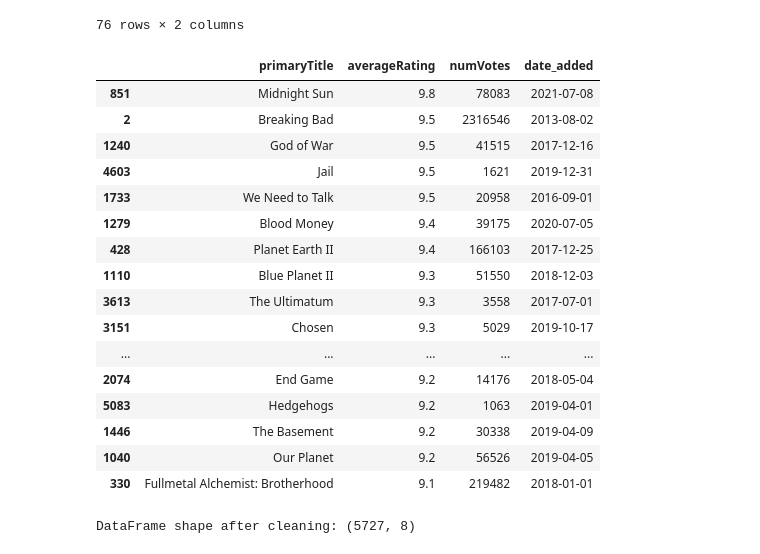
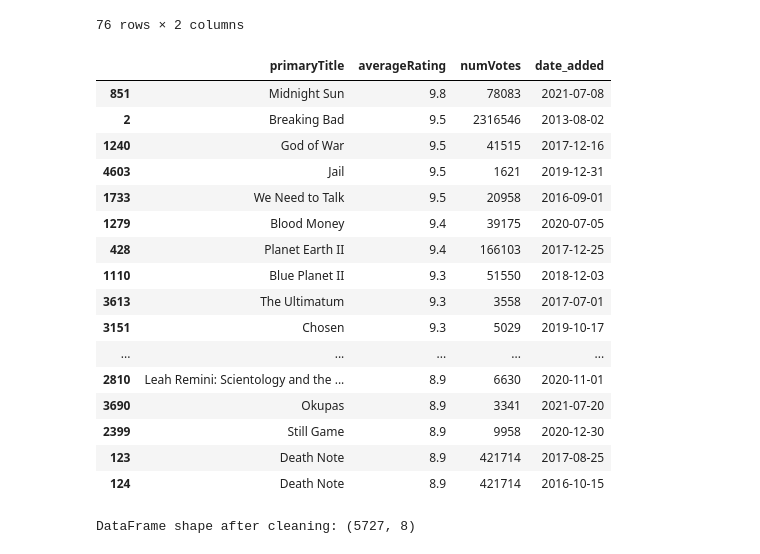
Before and after one commit to dhyeyvshah/comp560-final-project, a Jupyter notebook: analysis.ipynb, the cells around one changed output. Saved outputs shown, nothing was run; the diff lists cells and outputs as text; code cells hidden in the pictures.

```diff
--- a/analysis.ipynb
+++ b/analysis.ipynb
@@ -227,28 +227,28 @@ high_rated_titles_per_month
 76 rows × 2 columns
 # %%
 # Sort by averageRating in descending order and display the top 10
-top_20_highest_rated = high_rated_df.sort_values(by='averageRating', ascending=False).head(20)
+top_20_highest_rated = high_rated_df.sort_values(by='averageRating', ascending=False).head(50)
 
 # Display selected columns for clarity
 top_20_highest_rated[['primaryTitle', 'averageRating', 'numVotes', 'date_added']]
 # %% [output]
 |  | primaryTitle | averageRating | numVotes | date_added |
 | 851 | Midnight Sun | 9.8 | 78083 | 2021-07-08 |
 | 2 | Breaking Bad | 9.5 | 2316546 | 2013-08-02 |
 | 1240 | God of War | 9.5 | 41515 | 2017-12-16 |
 | 4603 | Jail | 9.5 | 1621 | 2019-12-31 |
 | 1733 | We Need to Talk | 9.5 | 20958 | 2016-09-01 |
 | 1279 | Blood Money | 9.4 | 39175 | 2020-07-05 |
 | 428 | Planet Earth II | 9.4 | 166103 | 2017-12-25 |
 | 1110 | Blue Planet II | 9.3 | 51550 | 2018-12-03 |
 | 3613 | The Ultimatum | 9.3 | 3558 | 2017-07-01 |
 | 3151 | Chosen | 9.3 | 5029 | 2019-10-17 |
 | ... | ... | ... | ... | ... |
-| 2074 | End Game | 9.2 | 14176 | 2018-05-04 |
-| 5083 | Hedgehogs | 9.2 | 1063 | 2019-04-01 |
-| 1446 | The Basement | 9.2 | 30338 | 2019-04-09 |
-| 1040 | Our Planet | 9.2 | 56526 | 2019-04-05 |
-| 330 | Fullmetal Alchemist: Brotherhood | 9.1 | 219482 | 2018-01-01 |
+| 2810 | Leah Remini: Scientology and the ... | 8.9 | 6630 | 2020-11-01 |
+| 3690 | Okupas | 8.9 | 3341 | 2021-07-20 |
+| 2399 | Still Game | 8.9 | 9958 | 2020-12-30 |
+| 123 | Death Note | 8.9 | 421714 | 2017-08-25 |
+| 124 | Death Note | 8.9 | 421714 | 2016-10-15 |
 # %%
 # Load and clean data
 df = pd.read_csv('Netflix Inc. (NFLX) Stock Price 2002-2025.csv', encoding='utf-8-sig')
```
Also changed, not shown: parts of 1 cell of this notebook, 6 other files.
